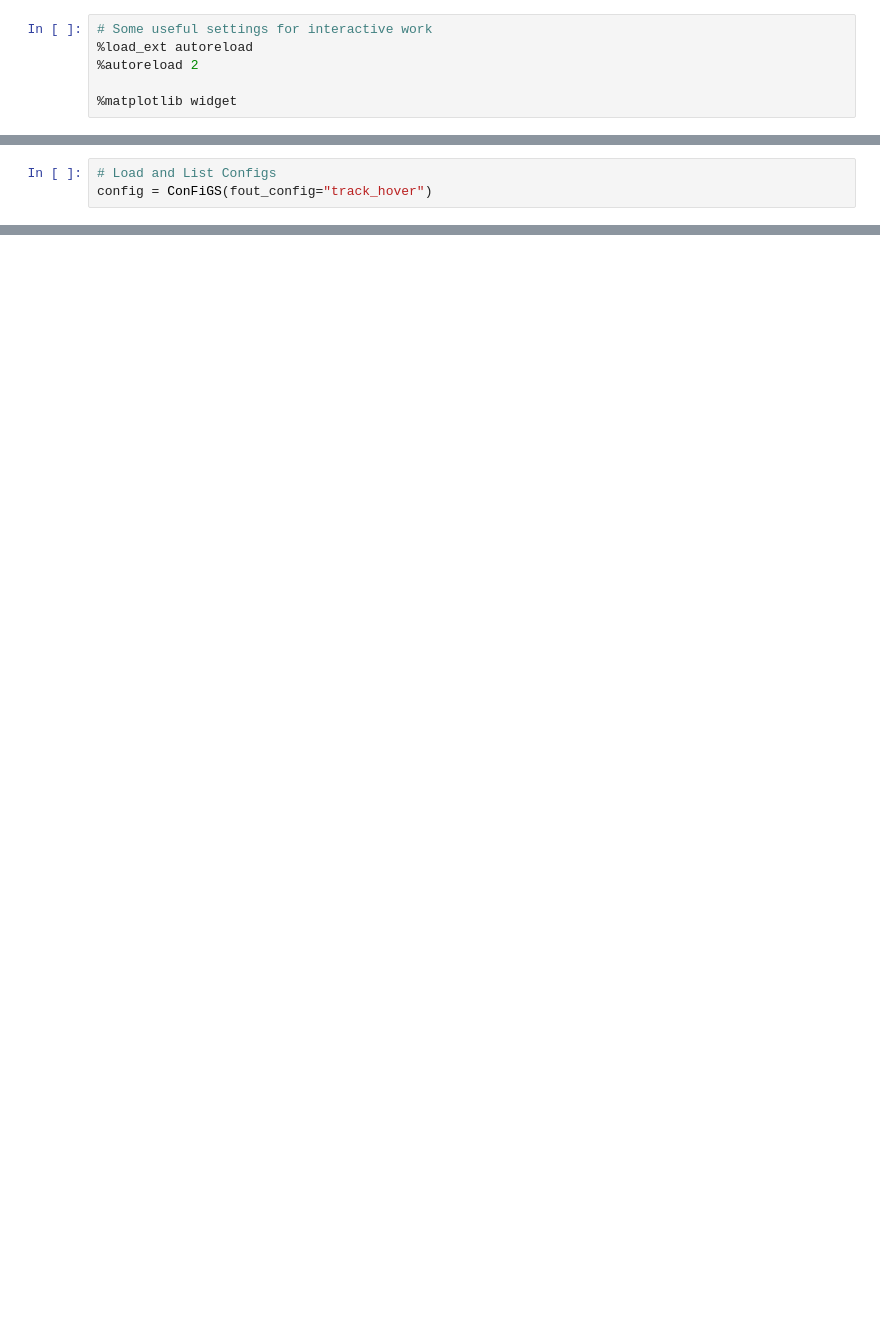
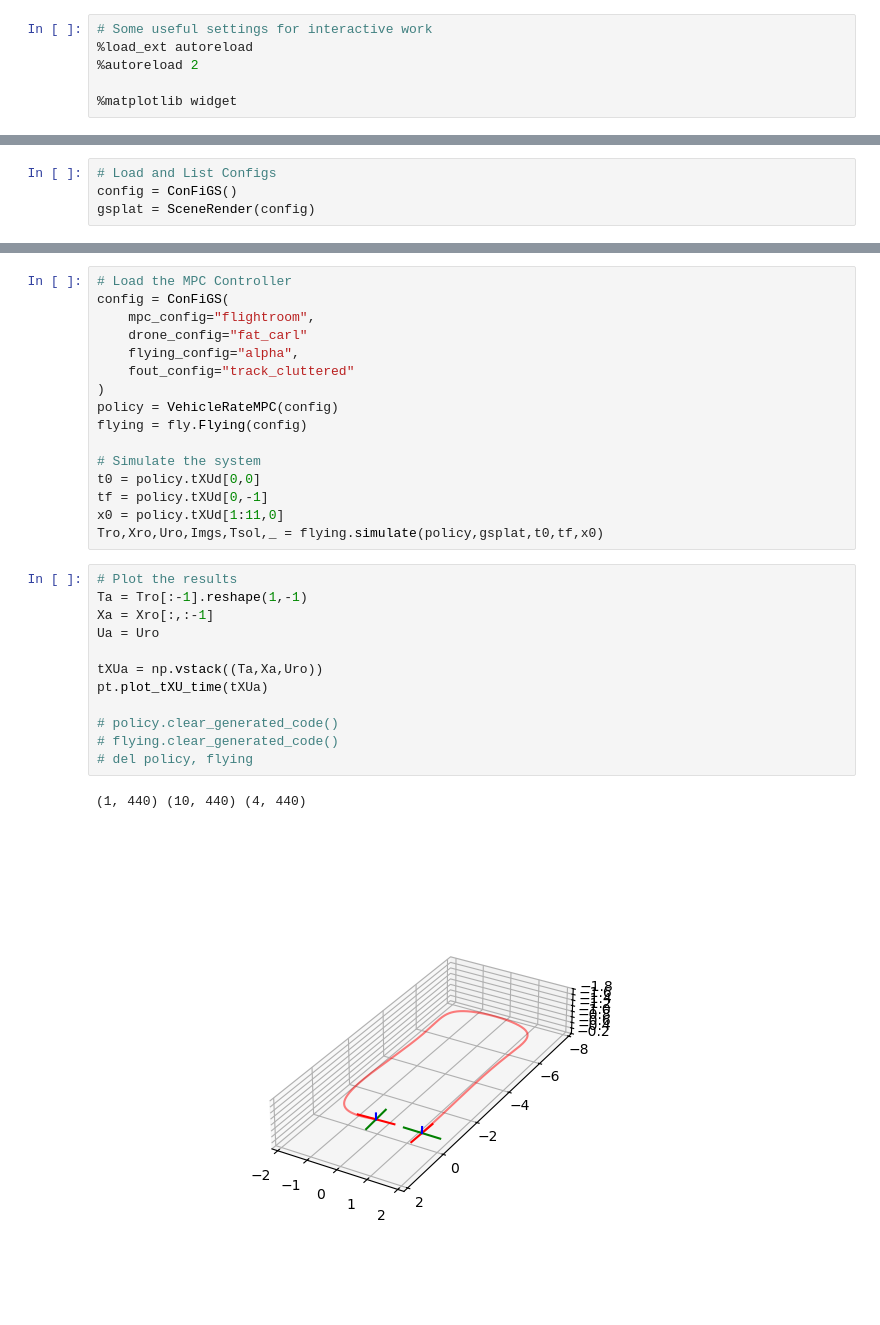
Before and after one commit to madang6/FiGS-Semantic, a Jupyter notebook: notebooks/simulate_trajectory.ipynb, the cells around one changed output, grey strips where cells are left out. Saved outputs shown, nothing was run; the diff lists cells and outputs as text; blank space fills up the shorter version.

```diff
--- a/notebooks/simulate_trajectory.ipynb
+++ b/notebooks/simulate_trajectory.ipynb
@@ -13,5 +16,6 @@ import dynamics.flying as fly
 import numpy as np
 # %%
 # Load and List Configs
-config = ConFiGS(fout_config="track_hover")
+config = ConFiGS()
+gsplat = SceneRender(config)
 # %% [output]
@@ -58,0 +40,31 @@ flying.clear_generated_code()
+# %%
+# Load the MPC Controller
+config = ConFiGS(
+    mpc_config="flightroom",
+    drone_config="fat_carl"
+    flying_config="alpha",
+    fout_config="track_cluttered"
+)
+policy = VehicleRateMPC(config)
+flying = fly.Flying(config)
+
+# Simulate the system
+t0 = policy.tXUd[0,0]
+tf = policy.tXUd[0,-1]
+x0 = policy.tXUd[1:11,0]
+Tro,Xro,Uro,Imgs,Tsol,_ = flying.simulate(policy,gsplat,t0,tf,x0)
+# %%
+# Plot the results
+Ta = Tro[:-1].reshape(1,-1)
+Xa = Xro[:,:-1]
+Ua = Uro
+
+tXUa = np.vstack((Ta,Xa,Uro))
+pt.plot_tXU_time(tXUa)
+
+# policy.clear_generated_code()
+# flying.clear_generated_code()
+# del policy, flying
+# %% [output]
+(1, 440) (10, 440) (4, 440)
+[figure, added]
```
Also changed, not shown: parts of 8 cells of this notebook, 13 other files.
